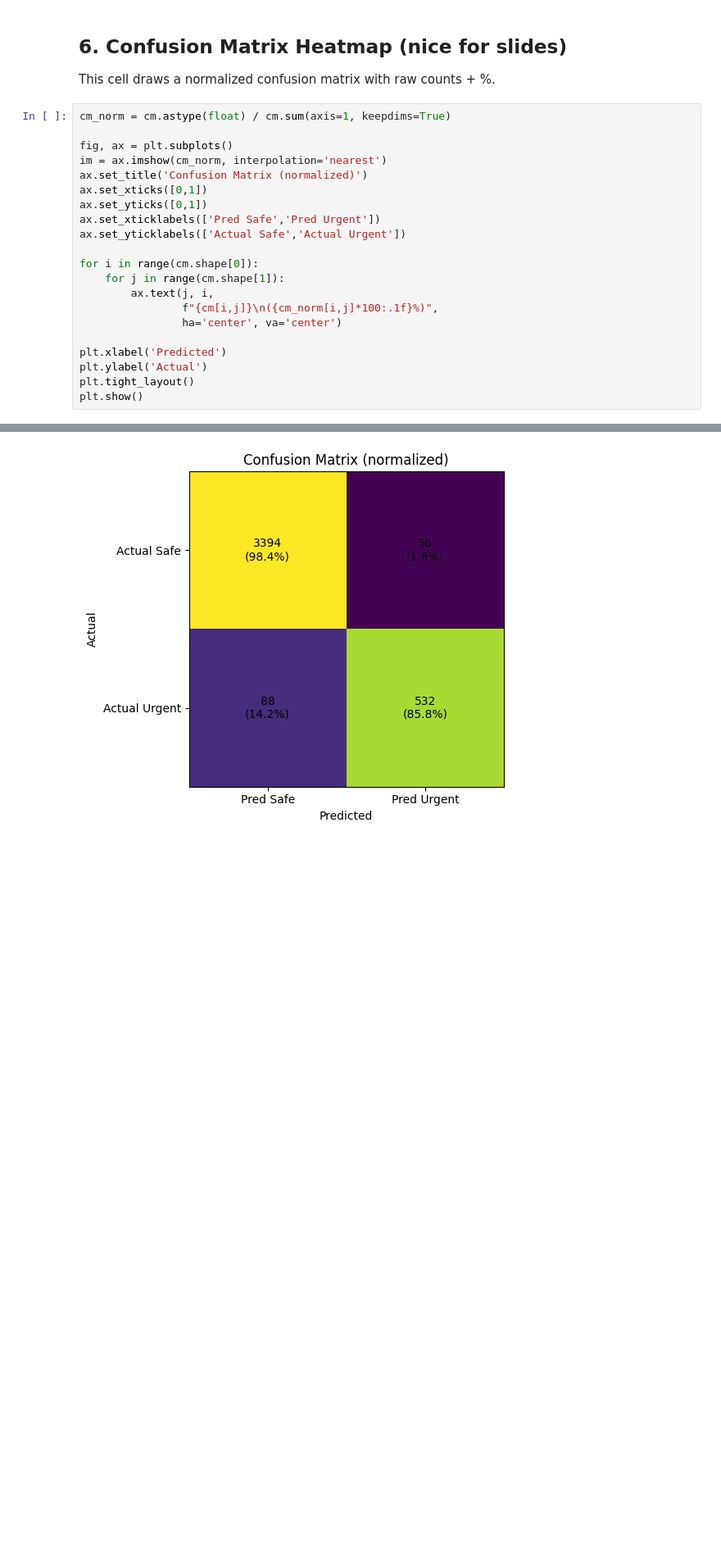
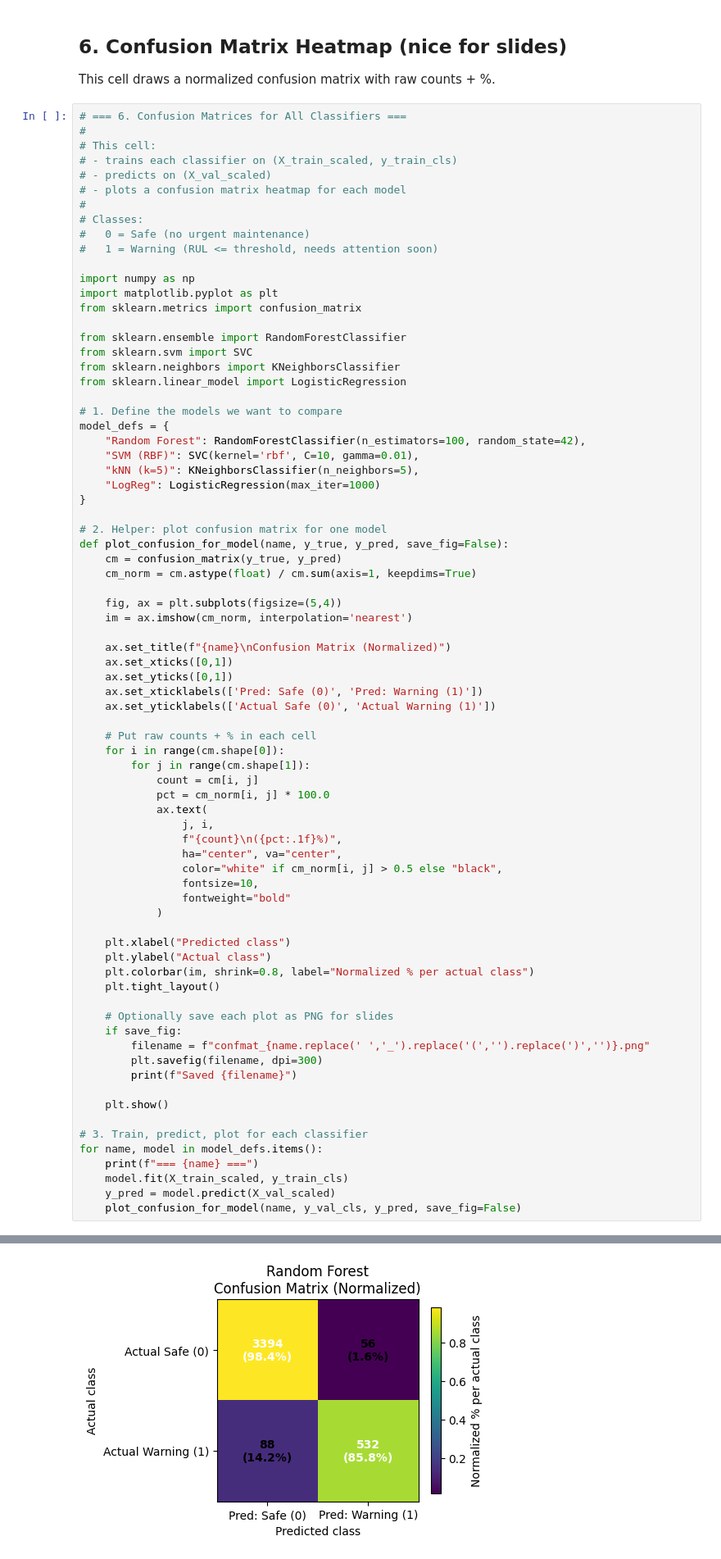
Before and after one commit to KemalAnil/predictive-maintenance, a Jupyter notebook: notebooks/Baseline_CM1_CMAPSS.ipynb, the cells around one changed output, grey strips where cells are left out. Shown at 82% size. Cells and saved outputs as stored; diff of their text form; blank space fills up the shorter version.

Commit message:
Update Baseline_CM1_CMAPSS notebook with new sections and plots

```diff
--- a/notebooks/Baseline_CM1_CMAPSS.ipynb
+++ b/notebooks/Baseline_CM1_CMAPSS.ipynb
@@ -236,24 +245,79 @@ Class 1:
 ## 6. Confusion Matrix Heatmap (nice for slides)
 This cell draws a normalized confusion matrix with raw counts + %.
 # %%
-cm_norm = cm.astype(float) / cm.sum(axis=1, keepdims=True)
+# === 6. Confusion Matrices for All Classifiers ===
+#
+# This cell:
+# - trains each classifier on (X_train_scaled, y_train_cls)
+# - predicts on (X_val_scaled)
+# - plots a confusion matrix heatmap for each model
+#
+# Classes:
+#   0 = Safe (no urgent maintenance)
+#   1 = Warning (RUL <= threshold, needs attention soon)
 
-fig, ax = plt.subplots()
-im = ax.imshow(cm_norm, interpolation='nearest')
-ax.set_title('Confusion Matrix (normalized)')
-ax.set_xticks([0,1])
-ax.set_yticks([0,1])
-ax.set_xticklabels(['Pred Safe','Pred Urgent'])
-ax.set_yticklabels(['Actual Safe','Actual Urgent'])
+import numpy as np
+import matplotlib.pyplot as plt
+from sklearn.metrics import confusion_matrix
 
-for i in range(cm.shape[0]):
-    for j in range(cm.shape[1]):
-        ax.text(j, i,
-                f"{cm[i,j]}\n({cm_norm[i,j]*100:.1f}%)",
-                ha='center', va='center')
+from sklearn.ensemble import RandomForestClassifier
+from sklearn.svm import SVC
+from sklearn.neighbors import KNeighborsClassifier
+from sklearn.linear_model import LogisticRegression
 
-plt.xlabel('Predicted')
-plt.ylabel('Actual')
-plt.tight_layout()
-plt.show()
+# 1. Define the models we want to compare
+model_defs = {
+    "Random Forest": RandomForestClassifier(n_estimators=100, random_state=42),
+    "SVM (RBF)": SVC(kernel='rbf', C=10, gamma=0.01),
+    "kNN (k=5)": KNeighborsClassifier(n_neighbors=5),
+    "LogReg": LogisticRegression(max_iter=1000)
+}
+
+# 2. Helper: plot confusion matrix for one model
+def plot_confusion_for_model(name, y_true, y_pred, save_fig=False):
+    cm = confusion_matrix(y_true, y_pred)
+    cm_norm = cm.astype(float) / cm.sum(axis=1, keepdims=True)
+
+    fig, ax = plt.subplots(figsize=(5,4))
+    im = ax.imshow(cm_norm, interpolation='nearest')
+
+    ax.set_title(f"{name}\nConfusion Matrix (Normalized)")
+    ax.set_xticks([0,1])
+    ax.set_yticks([0,1])
+    ax.set_xticklabels(['Pred: Safe (0)', 'Pred: Warning (1)'])
+    ax.set_yticklabels(['Actual Safe (0)', 'Actual Warning (1)'])
+
+    # Put raw counts + % in each cell
+    for i in range(cm.shape[0]):
+        for j in range(cm.shape[1]):
+            count = cm[i, j]
+            pct = cm_norm[i, j] * 100.0
+            ax.text(
+                j, i,
+                f"{count}\n({pct:.1f}%)",
+                ha="center", va="center",
+                color="white" if cm_norm[i, j] > 0.5 else "black",
+                fontsize=10,
+                fontweight="bold"
+            )
+
+    plt.xlabel("Predicted class")
+    plt.ylabel("Actual class")
+    plt.colorbar(im, shrink=0.8, label="Normalized % per actual class")
+    plt.tight_layout()
+
+    # Optionally save each plot as PNG for slides
+    if save_fig:
+        filename = f"confmat_{name.replace(' ','_').replace('(','').replace(')','')}.png"
+        plt.savefig(filename, dpi=300)
+        print(f"Saved {filename}")
+
+    plt.show()
+
+# 3. Train, predict, plot for each classifier
+for name, model in model_defs.items():
+    print(f"=== {name} ===")
+    model.fit(X_train_scaled, y_train_cls)
+    y_pred = model.predict(X_val_scaled)
+    plot_confusion_for_model(name, y_val_cls, y_pred, save_fig=False)
 # %% [output]
@@ -260 +325 @@ plt.show()
-[figure, old version]
+[figure, new version]
```
Also changed, not shown: parts of 5 cells of this notebook.
